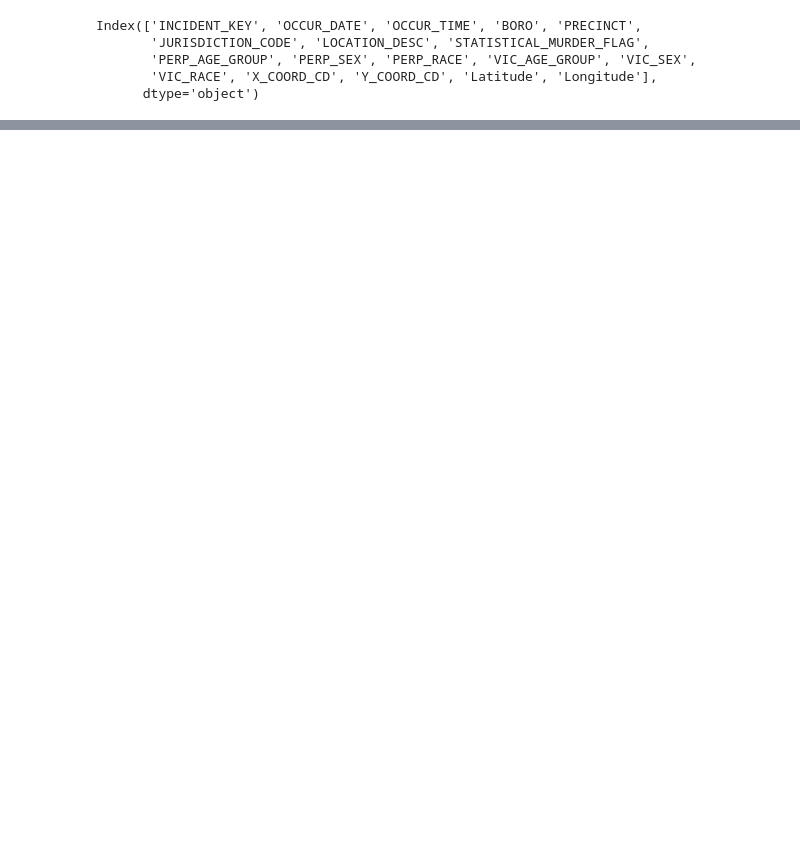
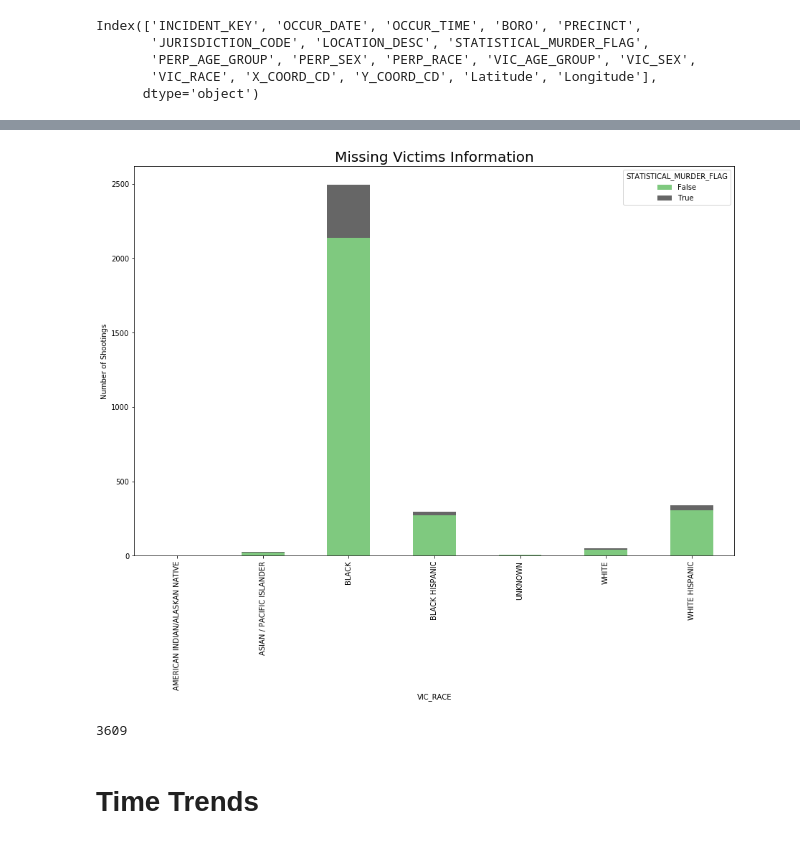
Before and after one commit to lmtoan/dt512-uw, a Jupyter notebook: data-512-final-project/eda.ipynb, the cells around one changed output, grey strips where cells are left out. Drawn from its saved outputs; the diff is of its cells as text; code cells hidden in the pictures; blank space fills up the shorter version.

```diff
--- a/data-512-final-project/eda.ipynb
+++ b/data-512-final-project/eda.ipynb
@@ -58,3 +114,19 @@ Index(['INCIDENT_KEY', 'OCCUR_DATE', 'OCCUR_TIME', 'BORO', 'PRECINCT',
+# %%
+fig, ax = plt.subplots(1, 1, figsize=(15, 10))
+race.loc[race['PERP_RACE'].isnull(), :].reset_index(drop=False).pivot_table(index='VIC_RACE', columns='STATISTICAL_MURDER_FLAG',
+                                                                            values='index', aggfunc='count').plot(kind='bar',
+                                                                                                                  stacked=True, cmap='Accent', ax=ax)
+ax.set_ylabel('Number of Shootings')
+ax.set_title('Missing Victims Information', fontsize= 20)
+fig.savefig('figs/%s.png'%'perp_missing')
+# %% [output]
+[figure, added]
+# %%
+len(race.loc[(race['PERP_RACE'].notnull()) & (race['VIC_RACE'] != 'UNKNOWN')])
+# %% [output]
+3609
+# %% [markdown]
+# Time Trends
 # %%
 # EDA: how many types/value_counts of BORO, PRECINT, LOCATION
 
```
Also changed, not shown: parts of 35 cells of this notebook, 18 other files.
